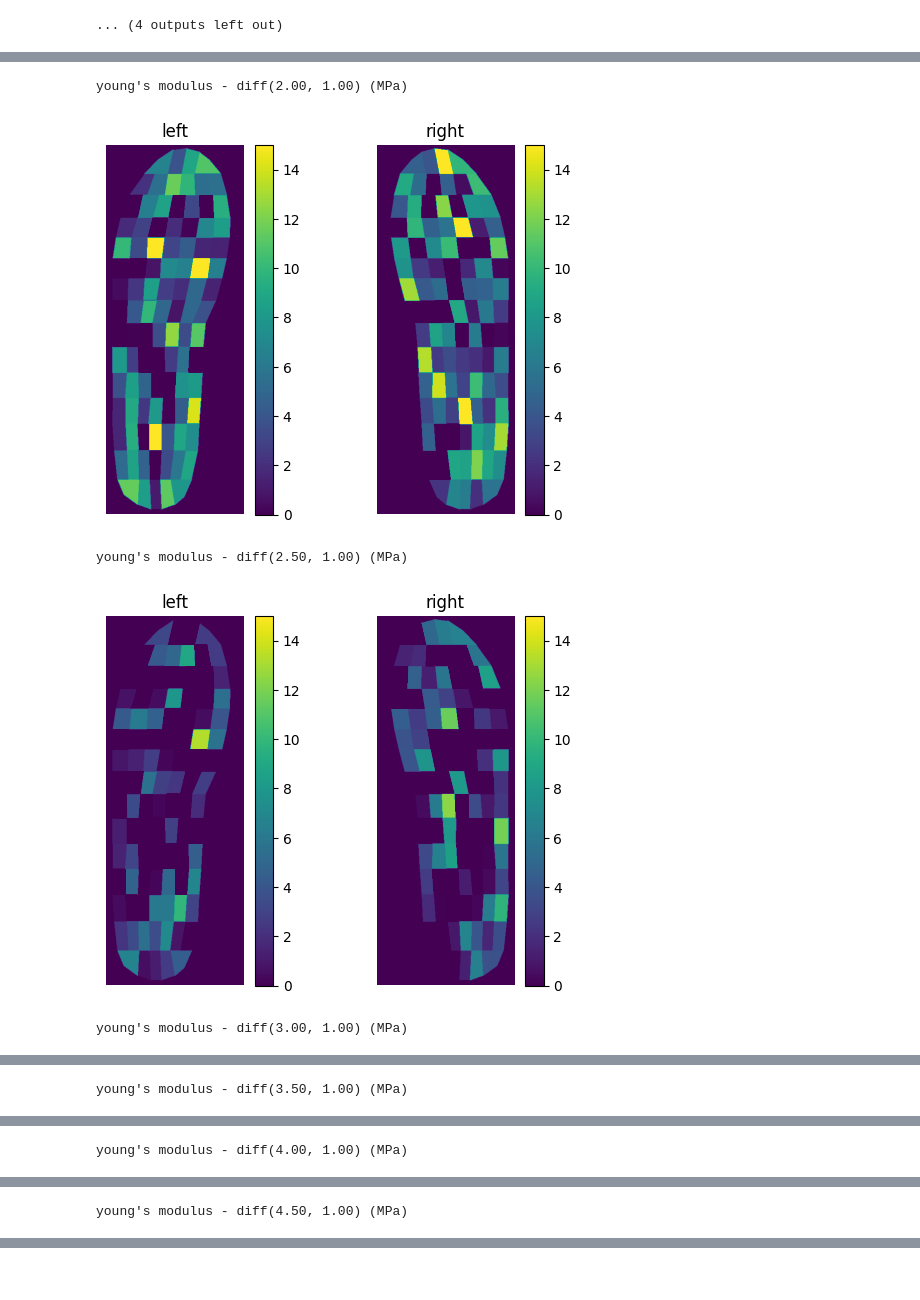
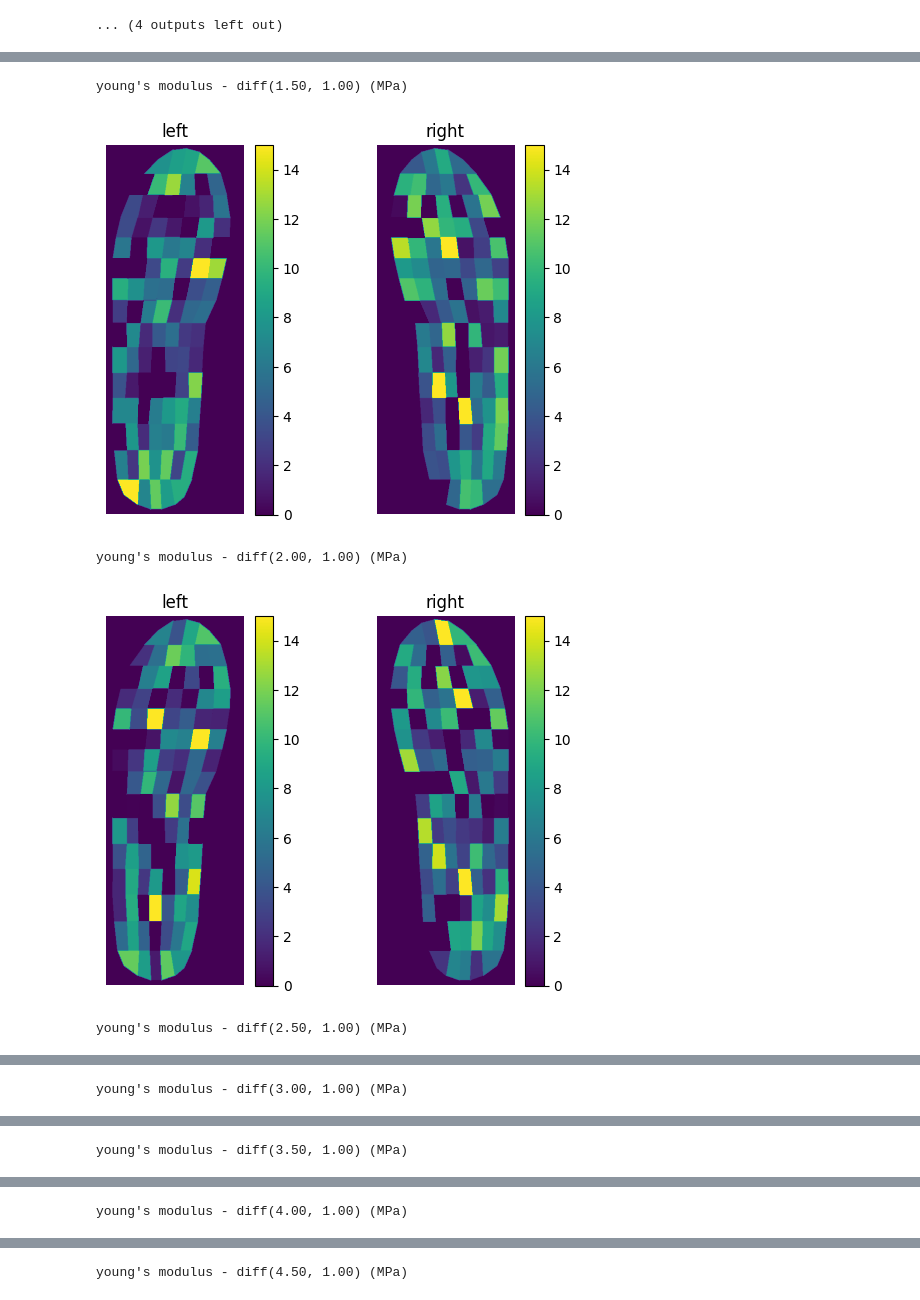
Before and after one commit to liu-qilong/footprint-to-pressure-unified, a Jupyter notebook: notebook/prototype/inference.ipynb, the cells around one changed output, grey strips where cells are left out. Saved outputs shown, nothing was run; the diff lists cells and outputs as text; code cells hidden in the pictures.

```diff
--- a/notebook/prototype/inference.ipynb
+++ b/notebook/prototype/inference.ipynb
@@ -65,7 +65,11 @@ import numpy as np
 for idx in np.arange(1.0, 5.0, 0.5):
     pedar_pred = model((img_stack, torch.tensor(idx, dtype=torch.float32).to(device)))
     print(f"young's modulus - {idx:.2f} (MPa)")
-    visual.draw_heatmap(pedar_pred.cpu().detach().numpy() * 600, '../../data/processed/left_foot_mask.png', vmax=130)
+    visual.draw_heatmap(
+        pedar_pred.cpu().detach().numpy() * 600,
+        '../../data/processed/left_foot_mask.png',
+        vmax=130, is_export=True, export_path=f'output/pred/{idx:.2f}.png',
+        )
 # %% [output]
 young's modulus - 1.00 (MPa)
 [figure]
@@ -80,3 +84,17 @@ young's modulus - 3.00 (MPa)
 young's modulus - 3.50 (MPa)
 [figure]
 ... (4 outputs left out)
+# %%
+import matplotlib.pyplot as plt
+
+pedar_pred0 = model((img_stack, torch.tensor(1.0).to(device)))
+
+for idx in np.arange(1.0, 5.0):
+    pedar_pred = model((img_stack, torch.tensor(idx, dtype=torch.float32).to(device)))
+    plt.hist(pedar_pred.cpu().detach().numpy() * 600, 20, alpha=0.7, label=f'{idx:.2f} (MPa)')#, histtype='step')
+
+plt.legend()
+plt.ylabel('distribution of sensor values')
+plt.xlabel('PPP (kPa)')
+plt.savefig('output/distribution.png')
+plt.show()
@@ -83,13 +103,17 @@ young's modulus - 3.50 (MPa)
 # %%
 pedar_pred0 = model((img_stack, torch.tensor(1.0).to(device)))
 
-for idx in np.arange(2.0, 5.0, 0.5):
+for idx in np.arange(1.5, 5.0, 0.5):
     pedar_pred1 = model((img_stack, torch.tensor(idx, dtype=torch.float32).to(device)))
     print(f"young's modulus - diff({idx:.2f}, {1:.2f}) (MPa)")
-    visual.draw_heatmap((pedar_pred1 - pedar_pred0).cpu().detach().numpy() * 600, '../../data/processed/left_foot_mask.png', vmax=15)
+    visual.draw_heatmap(
+        (pedar_pred1 - pedar_pred0).cpu().detach().numpy() * 600,
+        '../../data/processed/left_foot_mask.png',
+        vmax=15, is_export=True, export_path=f'output/diff/{idx:.2f}-{1:.2f}.png',
+        )
 # %% [output]
-young's modulus - diff(2.00, 1.00) (MPa)
+young's modulus - diff(1.50, 1.00) (MPa)
-[figure, old version]
+[figure, new version]
-young's modulus - diff(2.50, 1.00) (MPa)
+young's modulus - diff(2.00, 1.00) (MPa)
-[figure, old version]
+[figure, new version]
-young's modulus - diff(3.00, 1.00) (MPa)
+young's modulus - diff(2.50, 1.00) (MPa)
@@ -97 +121 @@ young's modulus - diff(3.00, 1.00) (MPa)
-young's modulus - diff(3.50, 1.00) (MPa)
+young's modulus - diff(3.00, 1.00) (MPa)
@@ -99 +123 @@ young's modulus - diff(3.50, 1.00) (MPa)
-young's modulus - diff(4.00, 1.00) (MPa)
+young's modulus - diff(3.50, 1.00) (MPa)
@@ -101 +125 @@ young's modulus - diff(4.00, 1.00) (MPa)
-young's modulus - diff(4.50, 1.00) (MPa)
+young's modulus - diff(4.00, 1.00) (MPa)
@@ -102,0 +127 @@ young's modulus - diff(4.50, 1.00) (MPa)
+young's modulus - diff(4.50, 1.00) (MPa)
```
Also changed, not shown: parts of 4 cells of this notebook, 1 other file.
